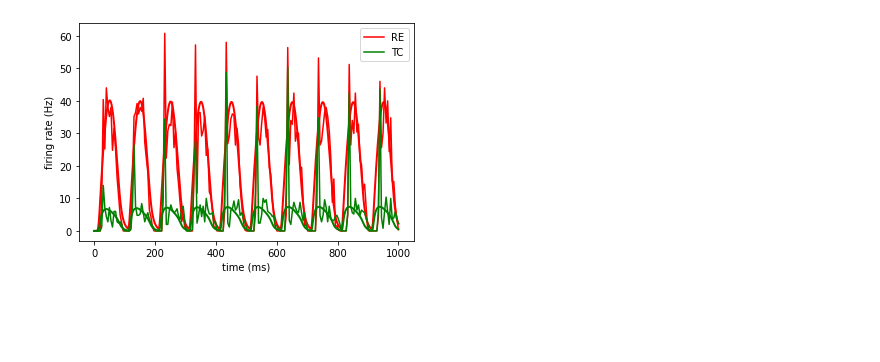
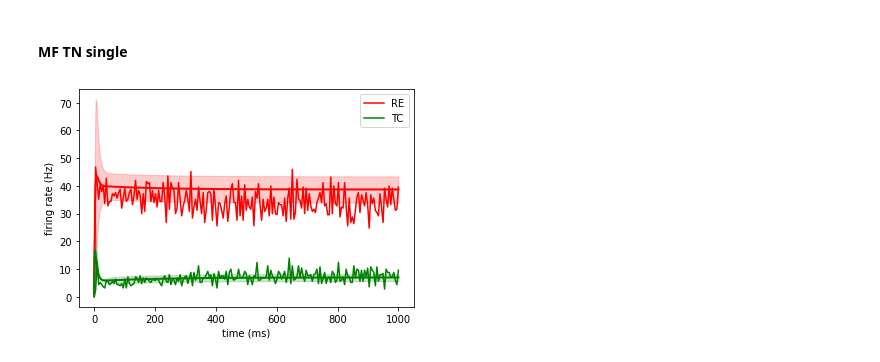
Before and after one commit to SiodhachanOSullivan/MF-Thalamus, a Jupyter notebook: plots.ipynb, the cells around one changed output. Drawn from its saved outputs; the diff is of its cells as text; code cells hidden in the pictures; blank space fills up the shorter version.

```diff
--- a/plots.ipynb
+++ b/plots.ipynb
@@ -1,21 +1,28 @@
 # %%
 import numpy as np
 import matplotlib.pyplot as plt
+# %% [markdown]
+#### MF TN single
 # %%
-i = 'sin'
-MFfe, MFfi = np.load(f'MF_out_{i}.npy')
-TNfe, TNfi = np.load(f'TNetwork_out_{i}.npy')
+i = '4Hz'
+MFfe, MFfi = np.load(f'data\\MF_out_{i}.npy')
+MFcee, MFcii = np.load(f'data\\MF_out_cov.npy')
+# MFcii[MFcii<0]=0
+TNfe, TNfi = np.load(f'data\\TNetwork_out_{i}.npy')
 MFtt = np.linspace(0,1000, MFfe.size)
 TNtt = np.linspace(0,1000, TNfe.size)
 # %%
+# plt.figure(figsize=(10,4))
 plt.plot(TNtt, TNfi, 'r', label='RE')
 plt.plot(MFtt, MFfi, 'r', lw=2)
+plt.fill_between(MFtt, MFfi-MFcii, MFfi+MFcii, color='r', alpha=0.2)
 plt.plot(TNtt, TNfe, 'g', label='TC')
 plt.plot(MFtt, MFfe, 'g', lw=2)
+plt.fill_between(MFtt, MFfe-MFcee, MFfe+MFcee, color='g', alpha=0.2)
 
 plt.xlabel("time (ms)")
 plt.ylabel("firing rate (Hz)")
 plt.legend()
-plt.savefig(f"comp_{i}.png", dpi=250)
+# plt.savefig(f"gfx\\comp_{i}_cov.png", dpi=250)
 # %% [output]
-[figure, old version]
+[figure, new version]
```
Also changed, not shown: parts of 4 cells of this notebook, 31 other files.
